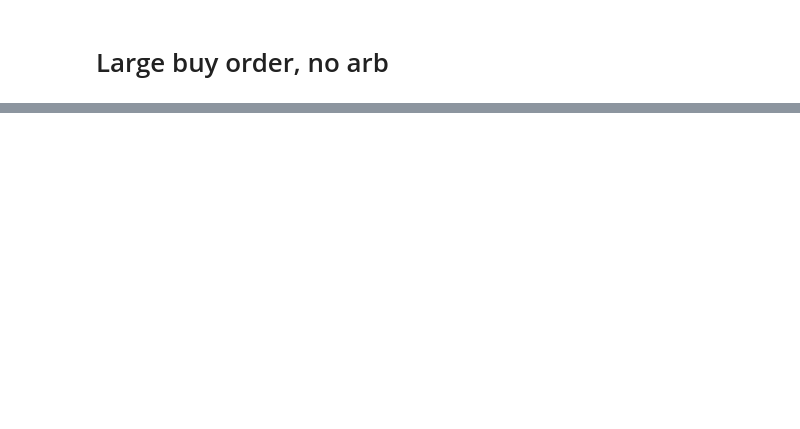
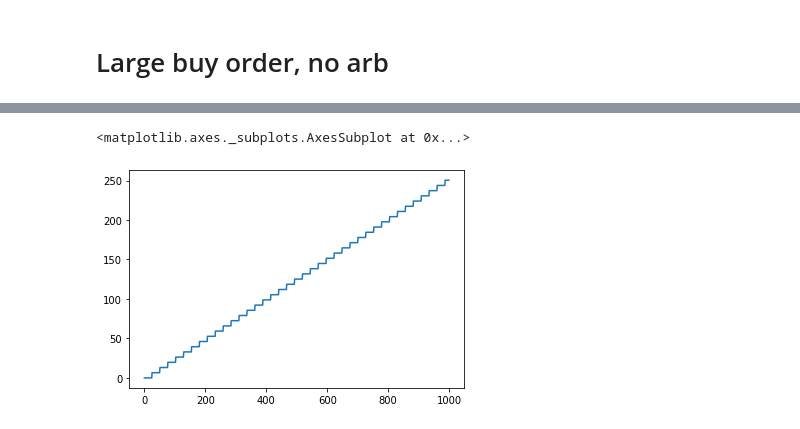
Before and after one commit to para-dave/twamm, a Jupyter notebook: wamm_exploration.ipynb, the cells around one changed output, grey strips where cells are left out. Cells and saved outputs as stored; diff of their text form; code cells hidden in the pictures; blank space fills up the shorter version.

```diff
--- a/wamm_exploration.ipynb
+++ b/wamm_exploration.ipynb
@@ -62,0 +69,5 @@ sbn.lineplot(step, prices)
+# %%
+sbn.lineplot(step, arber_profit)
+# %% [output]
+<matplotlib.axes._subplots.AxesSubplot at 0x...>
+[figure, added]
```
Also changed, not shown: parts of 5 cells of this notebook, 4 other files.
